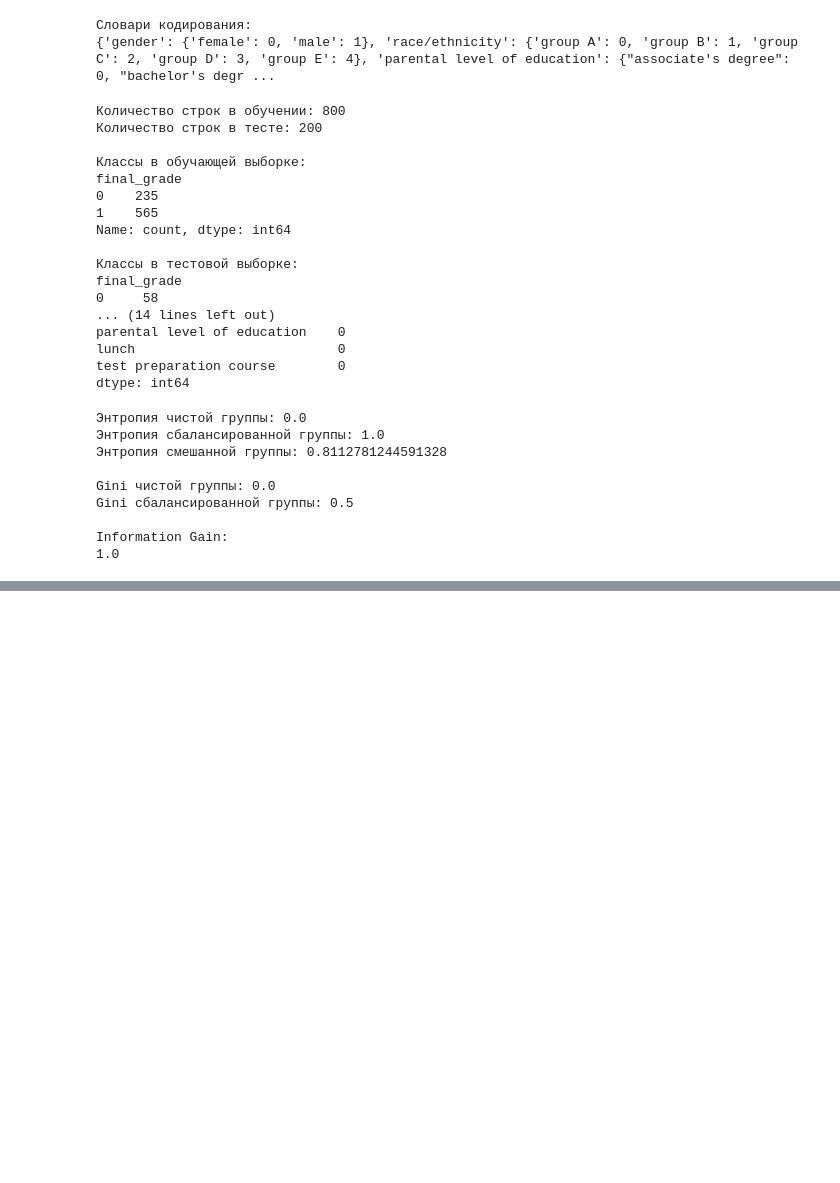
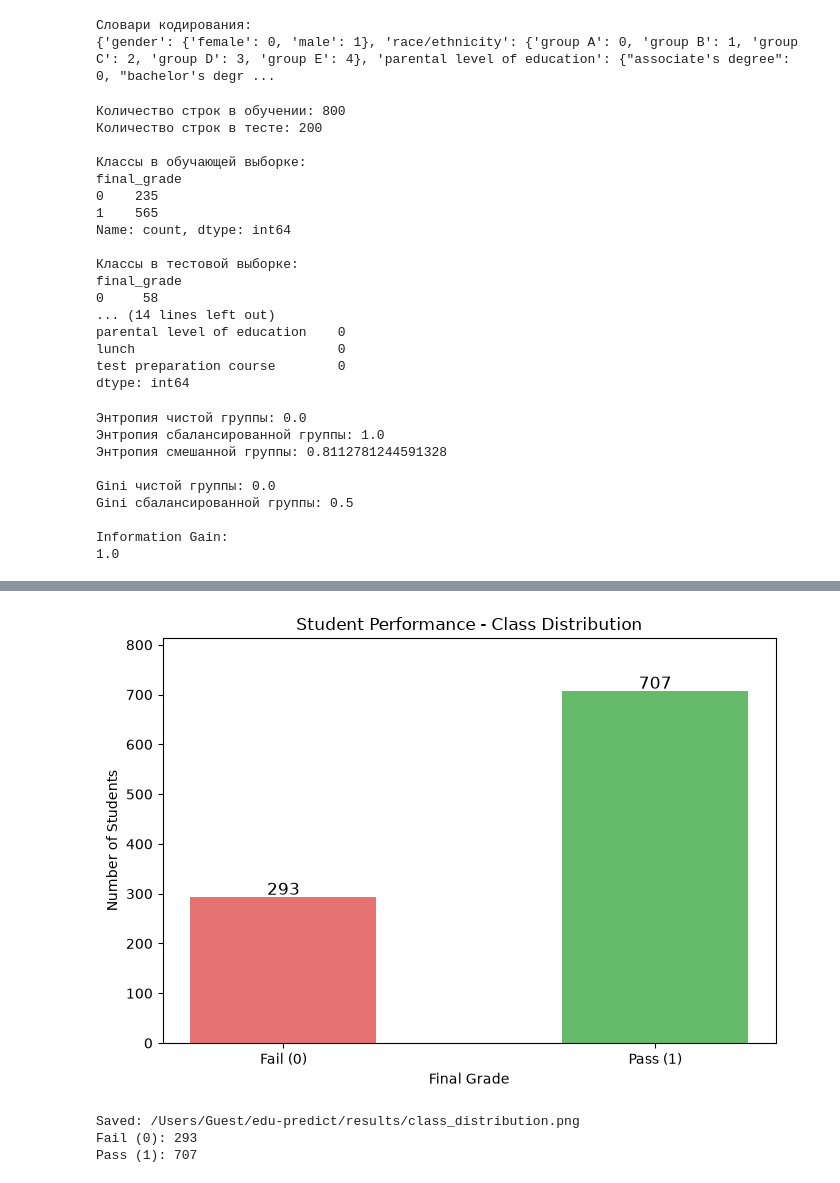
Before and after one commit to gnazyz-bit/edu-predict, a Jupyter notebook: notebook/analysis.ipynb, the cells around one changed output, grey strips where cells are left out. Saved outputs shown, nothing was run; the diff lists cells and outputs as text; code cells hidden in the pictures; blank space fills up the shorter version.

```diff
--- a/notebook/analysis.ipynb
+++ b/notebook/analysis.ipynb
@@ -285,0 +678,58 @@ Information Gain:
+# %%
+
+import matplotlib.pyplot as plt
+from pathlib import Path
+
+# Подсчитываем студентов каждого класса
+class_counts = df["final_grade"].value_counts().reindex(
+    [0, 1], fill_value=0
+)
+
+# Создаём график
+fig, ax = plt.subplots(figsize=(7, 5))
+
+bars = ax.bar(
+    ["Fail (0)", "Pass (1)"],
+    class_counts.values,
+    color=["#E57373", "#66BB6A"],
+    width=0.5
+)
+
+# Показываем количество над столбцами
+for bar in bars:
+    height = bar.get_height()
+    ax.text(
+        bar.get_x() + bar.get_width() / 2,
+        height + 5,
+        str(int(height)),
+        ha="center",
+        fontsize=12
+    )
+
+ax.set_title("Student Performance - Class Distribution")
+ax.set_xlabel("Final Grade")
+ax.set_ylabel("Number of Students")
+ax.set_ylim(0, max(class_counts.values) * 1.15)
+
+plt.tight_layout()
+
+# Сохраняем изображение
+project_root = Path.cwd()
+
+if project_root.name == "notebook":
+    project_root = project_root.parent
+
+output_path = project_root / "results" / "class_distribution.png"
+output_path.parent.mkdir(parents=True, exist_ok=True)
+
+plt.savefig(output_path, dpi=200, bbox_inches="tight")
+plt.show()
+
+print(f"Saved: {output_path}")
+print(f"Fail (0): {class_counts[0]}")
+print(f"Pass (1): {class_counts[1]}")
+# %% [output]
+[figure, added]
+Saved: /Users/Guest/edu-predict/results/class_distribution.png
+Fail (0): 293
+Pass (1): 707
```
Also changed, not shown: parts of 15 cells of this notebook, 10 other files.
